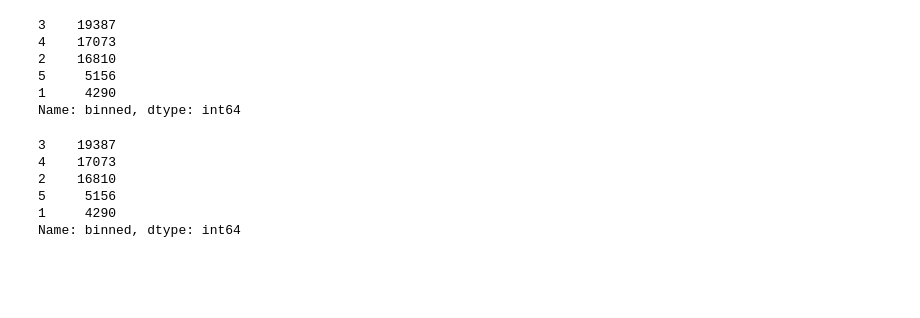
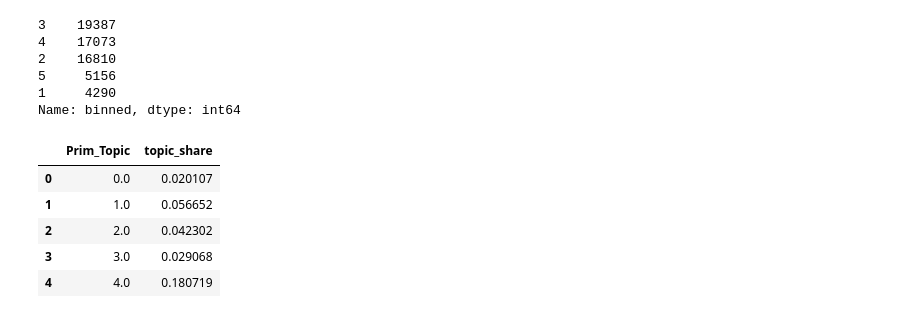
Before and after one commit to YuliaZamriy/W266-Final-Project, a Jupyter notebook: LDA/LDA-Classification-gender-test.ipynb, the cells around one changed output. Cells and saved outputs as stored; diff of their text form; code cells hidden in the pictures; blank space fills up the shorter version.

```diff
--- a/LDA/LDA-Classification-gender-test.ipynb
+++ b/LDA/LDA-Classification-gender-test.ipynb
@@ -171,12 +181,15 @@ final_df['binned'].value_counts()
 5     5156
 1     4290
 Name: binned, dtype: int64
-# %%
-final_df['binned'].value_counts()
-# %% [output]
-3    19387
-4    17073
-2    16810
-5     5156
-1     4290
-Name: binned, dtype: int64
+# %%
+topic_share = final_df[['Prim_Topic', 'speech_id']].groupby('Prim_Topic').count() / final_df.shape[0]
+topic_share.columns = ['topic_share']
+topic_share.reset_index(inplace=True)
+topic_share.head()
+# %% [output]
+|  | Prim_Topic | topic_share |
+| 0 | 0.0 | 0.020107 |
+| 1 | 1.0 | 0.056652 |
+| 2 | 2.0 | 0.042302 |
+| 3 | 3.0 | 0.029068 |
+| 4 | 4.0 | 0.180719 |
```
Also changed, not shown: parts of 11 cells of this notebook, 1 other file.
